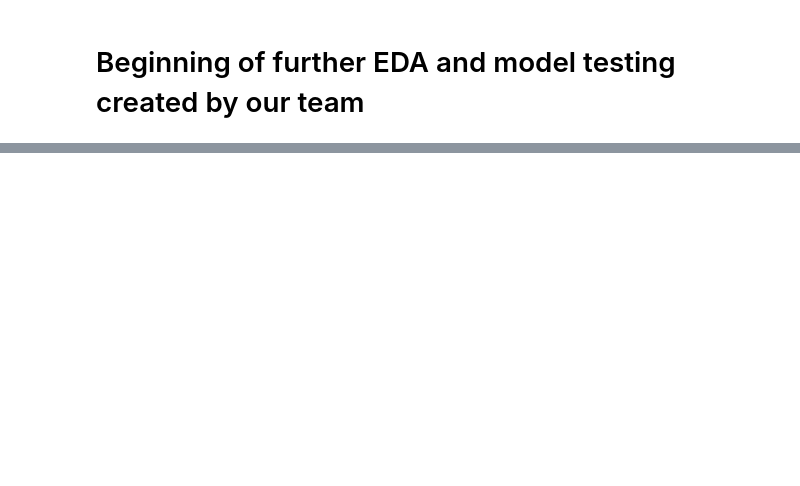
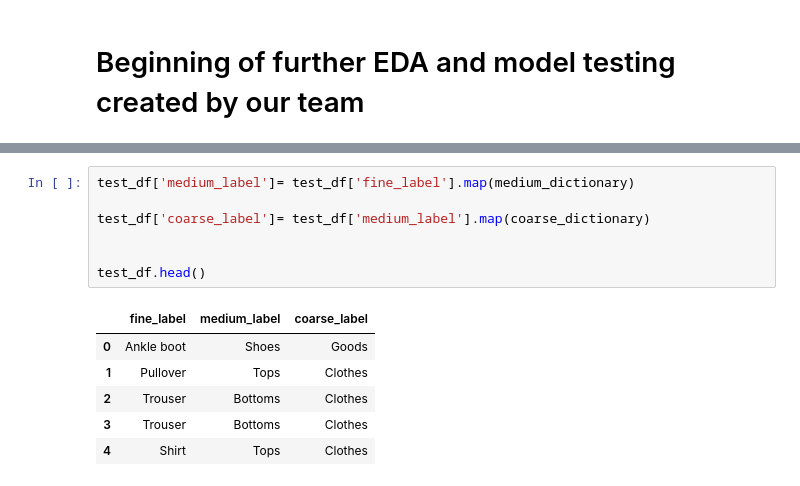
Before and after one commit to rickfontenot/HNN-Capstone, a Jupyter notebook: code/EDA_Rick.ipynb, the cells around one changed output, grey strips where cells are left out. Drawn from its saved outputs; the diff is of its cells as text; blank space fills up the shorter version.

```diff
--- a/code/EDA_Rick.ipynb
+++ b/code/EDA_Rick.ipynb
@@ -356,0 +485,14 @@ And the model predicts a label as expected.
+# %%
+test_df['medium_label']= test_df['fine_label'].map(medium_dictionary)
+
+test_df['coarse_label']= test_df['medium_label'].map(coarse_dictionary)
+
+
+test_df.head()
+# %% [output]
+|  | fine_label | medium_label | coarse_label |
+| 0 | Ankle boot | Shoes | Goods |
+| 1 | Pullover | Tops | Clothes |
+| 2 | Trouser | Bottoms | Clothes |
+| 3 | Trouser | Bottoms | Clothes |
+| 4 | Shirt | Tops | Clothes |
```
Also changed, not shown: parts of 37 cells of this notebook.
